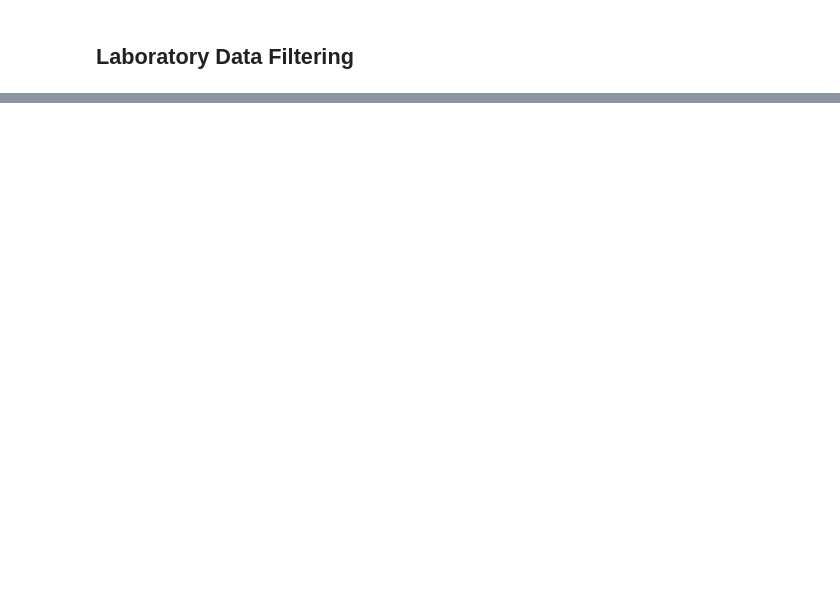
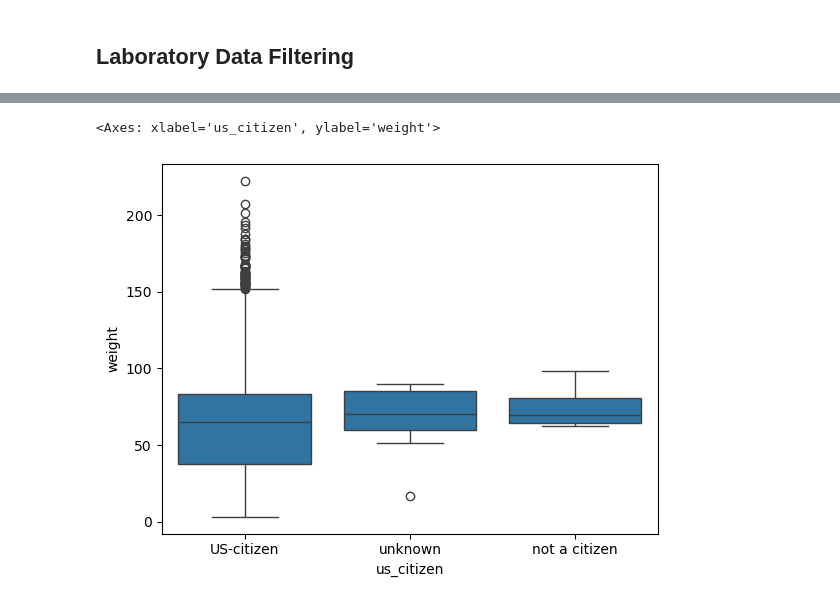
Before and after one commit to SoerenWenck/Capstone, a Jupyter notebook: scripts/Analysis_2013-2014.ipynb, the cells around one changed output, grey strips where cells are left out. Drawn from its saved outputs; the diff is of its cells as text; code cells hidden in the pictures; blank space fills up the shorter version.

```diff
--- a/scripts/Analysis_2013-2014.ipynb
+++ b/scripts/Analysis_2013-2014.ipynb
@@ -150,0 +347,2 @@ demo_clean
+# %%
+data_merged = demo_clean.merge(diet_clean, how = 'inner', on='ID').merge(exam_clean, how='inner', on='ID').merge(lab_clean, how='inner', on='ID').merge(quest_clean, how='inner', on='ID')
@@ -150,0 +380,3 @@ demo_clean
+# %%
+# 777, 7777, 999 & 9999 are unknown or refused to say. for simplicity purposes we set all of these to 0
+data_merged.replace([777, 999, 7777, 9999], 0, inplace=True)
@@ -150,0 +611,16 @@ demo_clean
+# %%
+# MCQ010 asthma
+# 1 - yes
+# 2- no
+# 3- refused
+# 9 dont know
+# . missing
+
+data_merged['asthma'] = data_merged['asthma'].map({
+    '1.0': 'yes',
+    '2.0': 'no',
+    '3.0': 'refused',
+    '9.0': 'unknown'
+}).fillna('unknown')
+
+data_merged['asthma'].value_counts()
@@ -150,0 +633,17 @@ demo_clean
+# %%
+# DIQ010 - diabetes
+# 1 yes
+# 2 no
+# 3 borderline
+# 7 ref
+# 9 dont know
+# . missing
+
+data_merged['diabetes'] = data_merged['diabetes'].map({
+    '1.0': 'yes',
+    '2.0': 'no',
+    '3.0': 'refused',
+    '9.0': 'unknown'
+}).fillna('unknown')
+
+data_merged['diabetes'].value_counts()
@@ -150,0 +673,6 @@ demo_clean
+# %%
+import seaborn as sns
+sns.boxplot(data = data_merged, x = 'us_citizen', y = 'weight')
+# %% [output]
+<Axes: xlabel='us_citizen', ylabel='weight'>
+[figure, added]
```
Also changed, not shown: parts of 52 cells of this notebook, 1 other file.
